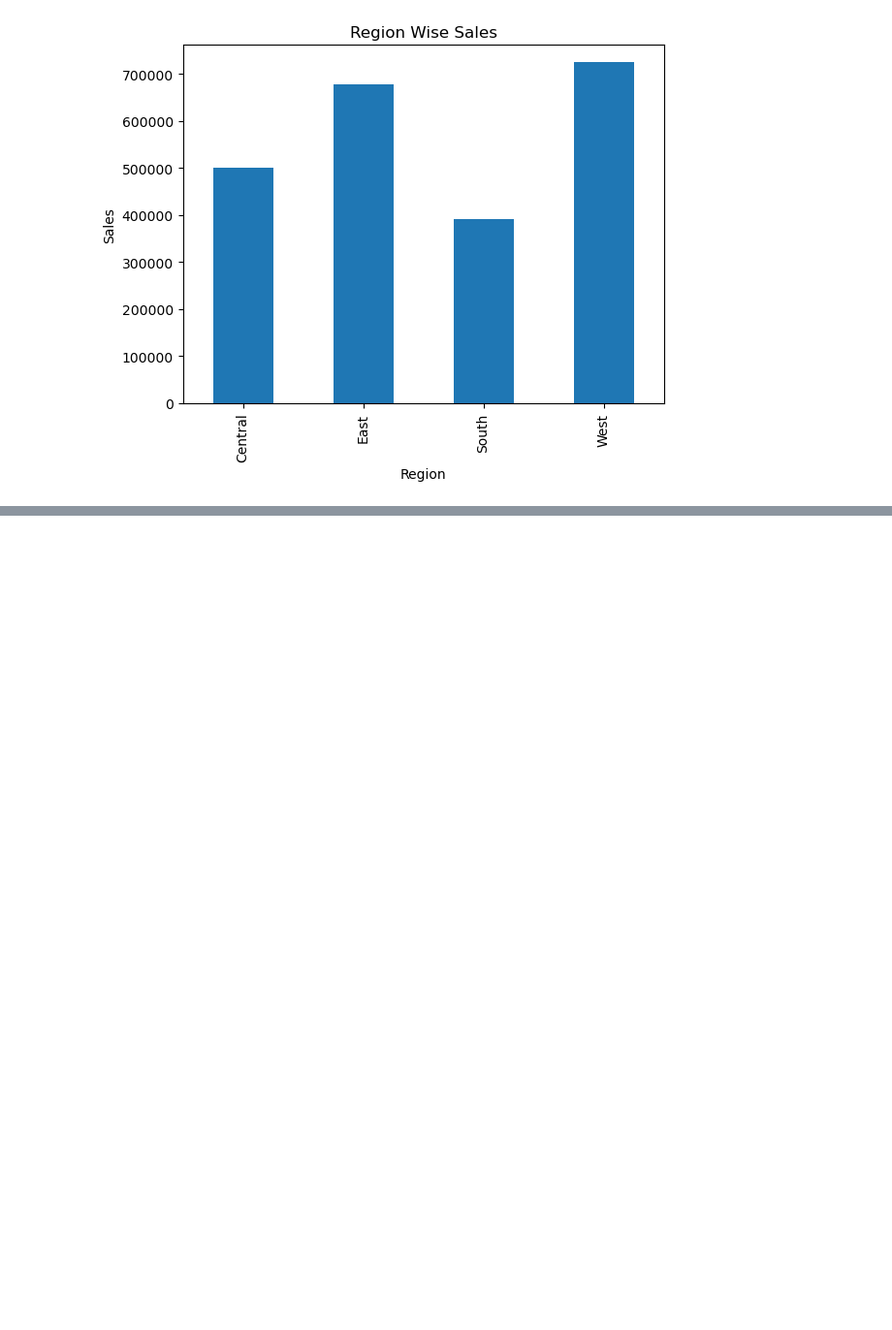
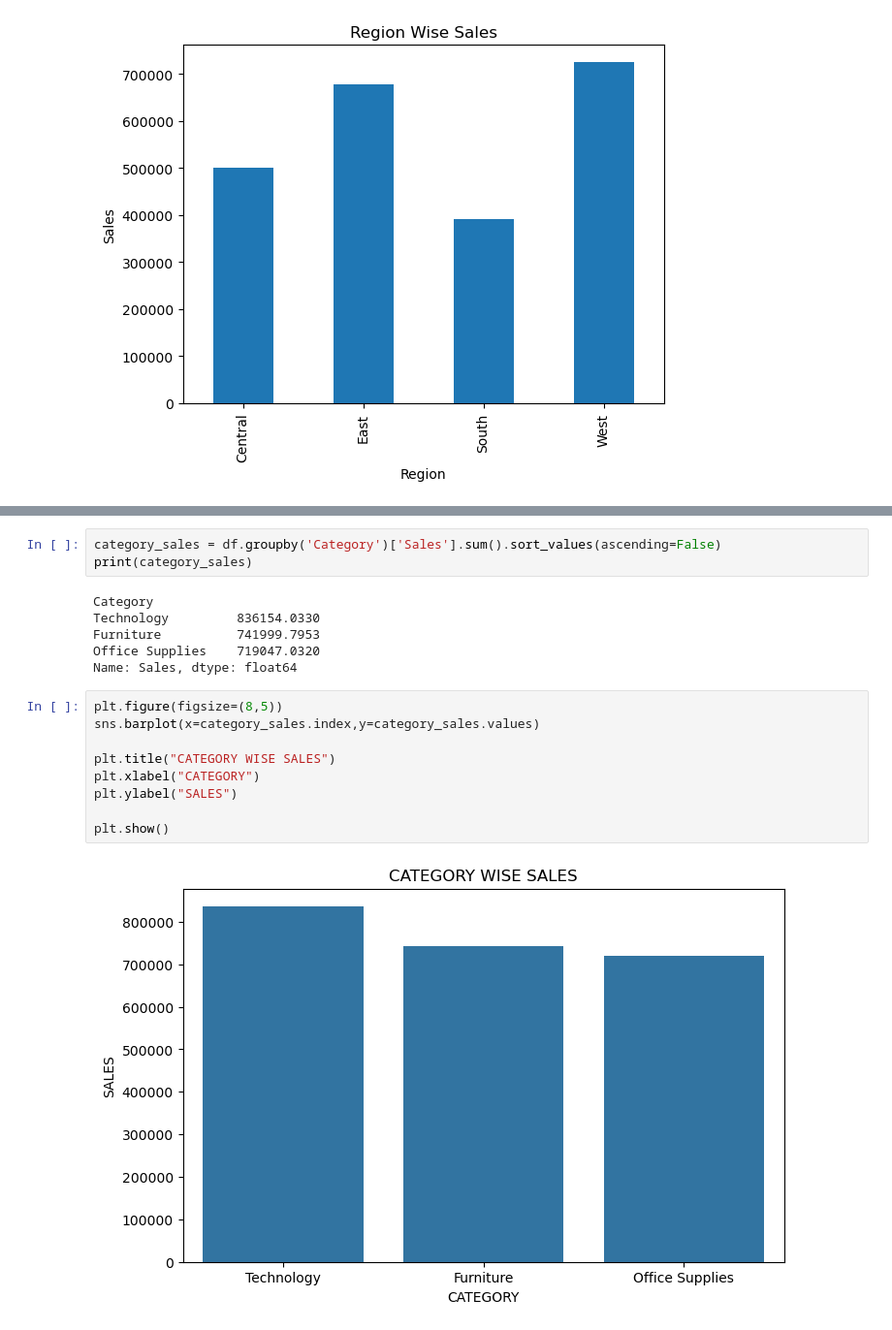
Before and after one commit to uday82773-cyber/AI-ECOMMERCE-INTELLIGENCE--PLATFORM, a Jupyter notebook: notebooks/05_eda_analysis.ipynb, the cells around one changed output, grey strips where cells are left out. Shown at 97% size. Drawn from its saved outputs; the diff is of its cells as text; blank space fills up the shorter version.

```diff
--- a/notebooks/05_eda_analysis.ipynb
+++ b/notebooks/05_eda_analysis.ipynb
@@ -43,0 +86,20 @@ None
+# %%
+category_sales = df.groupby('Category')['Sales'].sum().sort_values(ascending=False)
+print(category_sales)
+# %% [output]
+Category
+Technology         836154.0330
+Furniture          741999.7953
+Office Supplies    719047.0320
+Name: Sales, dtype: float64
+# %%
+plt.figure(figsize=(8,5))
+sns.barplot(x=category_sales.index,y=category_sales.values)
+
+plt.title("CATEGORY WISE SALES")
+plt.xlabel("CATEGORY")
+plt.ylabel("SALES")
+
+plt.show()
+# %% [output]
+[figure, added]
```
Also changed, not shown: parts of 7 cells of this notebook, 2 other files.
